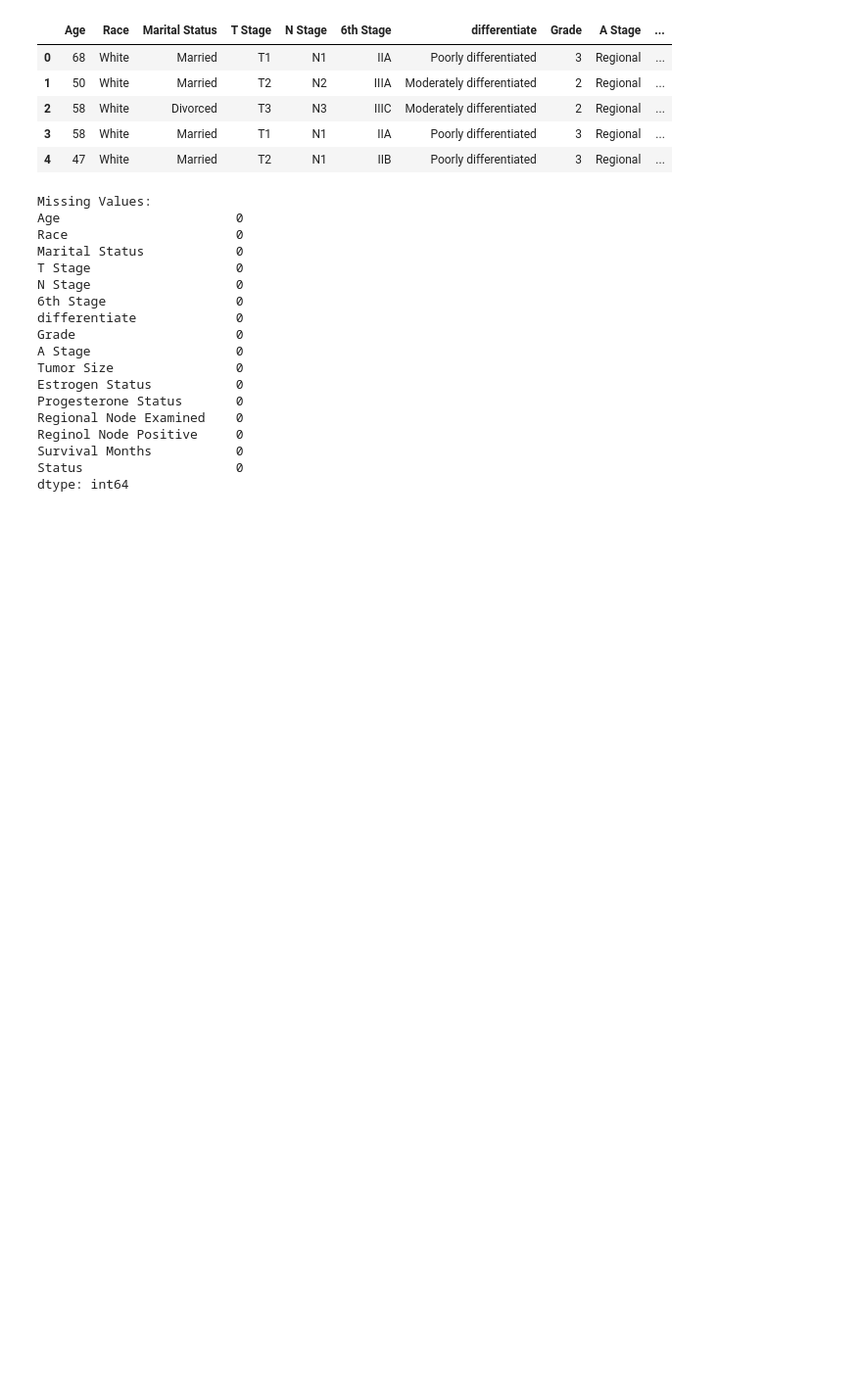
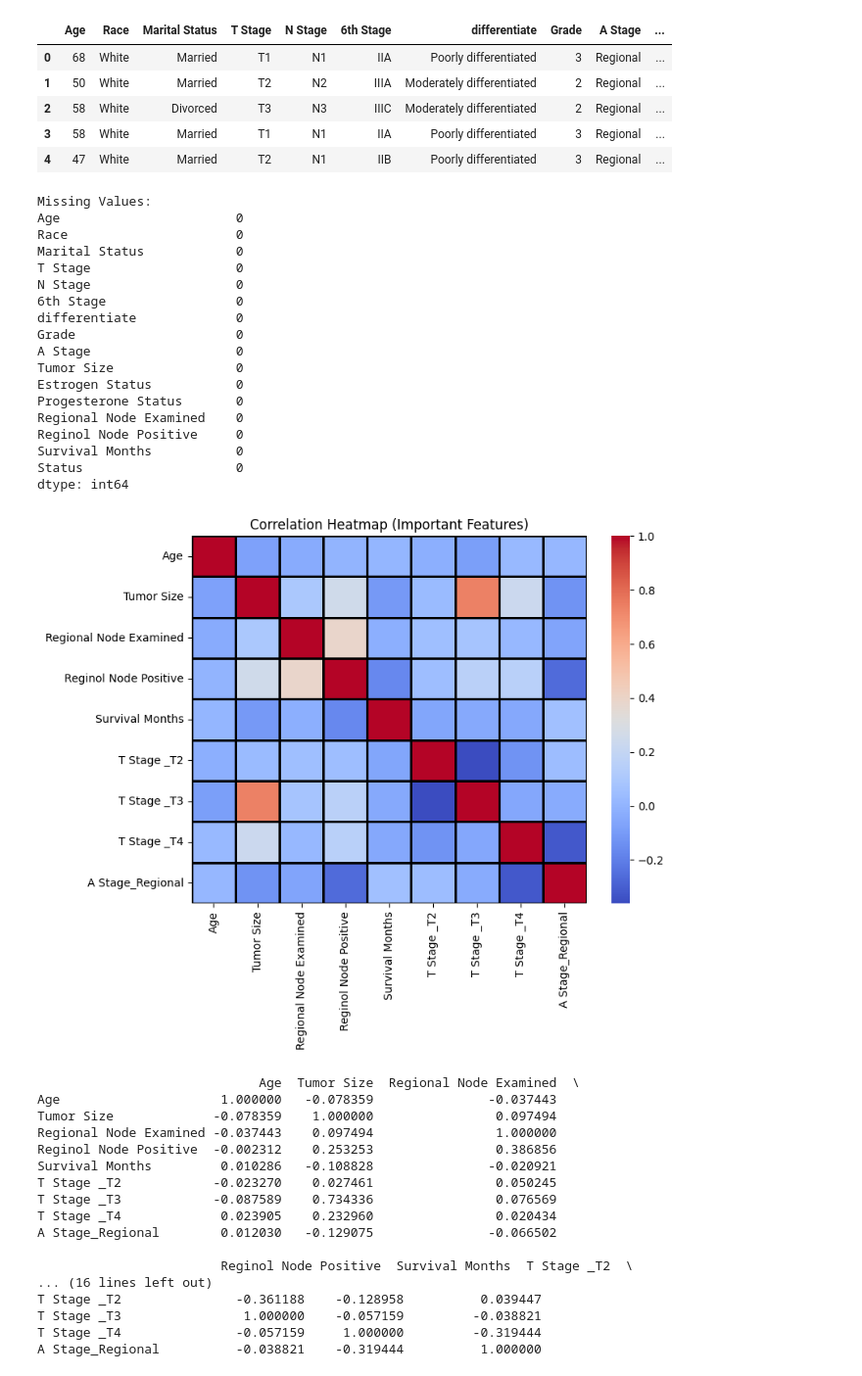
Before and after one commit to pippa28/GoogleCollab, a Jupyter notebook: BreastCancer.ipynb, the cells around one changed output. Shown: that part at 98% size. Drawn from its saved outputs; the diff is of its cells as text; code cells hidden in the pictures; blank space fills up the shorter version.

```diff
--- a/BreastCancer.ipynb
+++ b/BreastCancer.ipynb
@@ -51,12 +54,39 @@ Reginol Node Positive     0
 Survival Months           0
 Status                    0
 dtype: int64
-# %%
-# Encoding categorical variables
-categorical_cols = ['race', 'marital_status', 't_stage', 'n_stage', 'a_stage', 'estrogen_status', 'progesterone_status', 'status']
-label_encoders = {}
-for col in categorical_cols:
-    if col in data.columns:  # Ensure column exists
-        le = LabelEncoder()
-        data[col] = le.fit_transform(data[col])
-        label_encoders[col] = le  # Store encoders for future decoding
+# %%
+# Limit the number of rows to speed up the calculation (optional)
+data_sample = data.sample(n=2000, random_state=42)  # Randomly sample 500 rows (adjust as needed)
+
+# Select a subset of important features (adjust according to actual column names)
+important_features = ['Age', 'Tumor Size', 'Regional Node Examined', 'Reginol Node Positive','Survival Months','T Stage ', 'A Stage']
+
+# Convert categorical columns to numeric using pd.get_dummies() for the important features
+data_encoded = pd.get_dummies(data_sample[important_features], drop_first=True)
+
+# Plot the correlation heatmap (only for selected important features)
+plt.figure(figsize=(8, 6))  # Adjust figure size for better readability
+correlation_matrix = data_encoded.corr()  # Calculate correlations for the selected columns
+sns.heatmap(correlation_matrix, annot=False, cmap='coolwarm', fmt='.2f', linewidths=1, linecolor='black')
+plt.title("Correlation Heatmap (Important Features)")
+plt.show()
+print(correlation_matrix)
+# %% [output]
+[figure, added]
+                             Age  Tumor Size  Regional Node Examined  \
+Age                     1.000000   -0.078359               -0.037443
+Tumor Size             -0.078359    1.000000                0.097494
+Regional Node Examined -0.037443    0.097494                1.000000
+Reginol Node Positive  -0.002312    0.253253                0.386856
+Survival Months         0.010286   -0.108828               -0.020921
+T Stage _T2            -0.023270    0.027461                0.050245
+T Stage _T3            -0.087589    0.734336                0.076569
+T Stage _T4             0.023905    0.232960                0.020434
+A Stage_Regional        0.012030   -0.129075               -0.066502
+
+                        Reginol Node Positive  Survival Months  T Stage _T2  \
+... (16 lines left out)
+T Stage _T2               -0.361188    -0.128958          0.039447
+T Stage _T3                1.000000    -0.057159         -0.038821
+T Stage _T4               -0.057159     1.000000         -0.319444
+A Stage_Regional          -0.038821    -0.319444          1.000000
```
Also changed, not shown: parts of 12 cells of this notebook.
